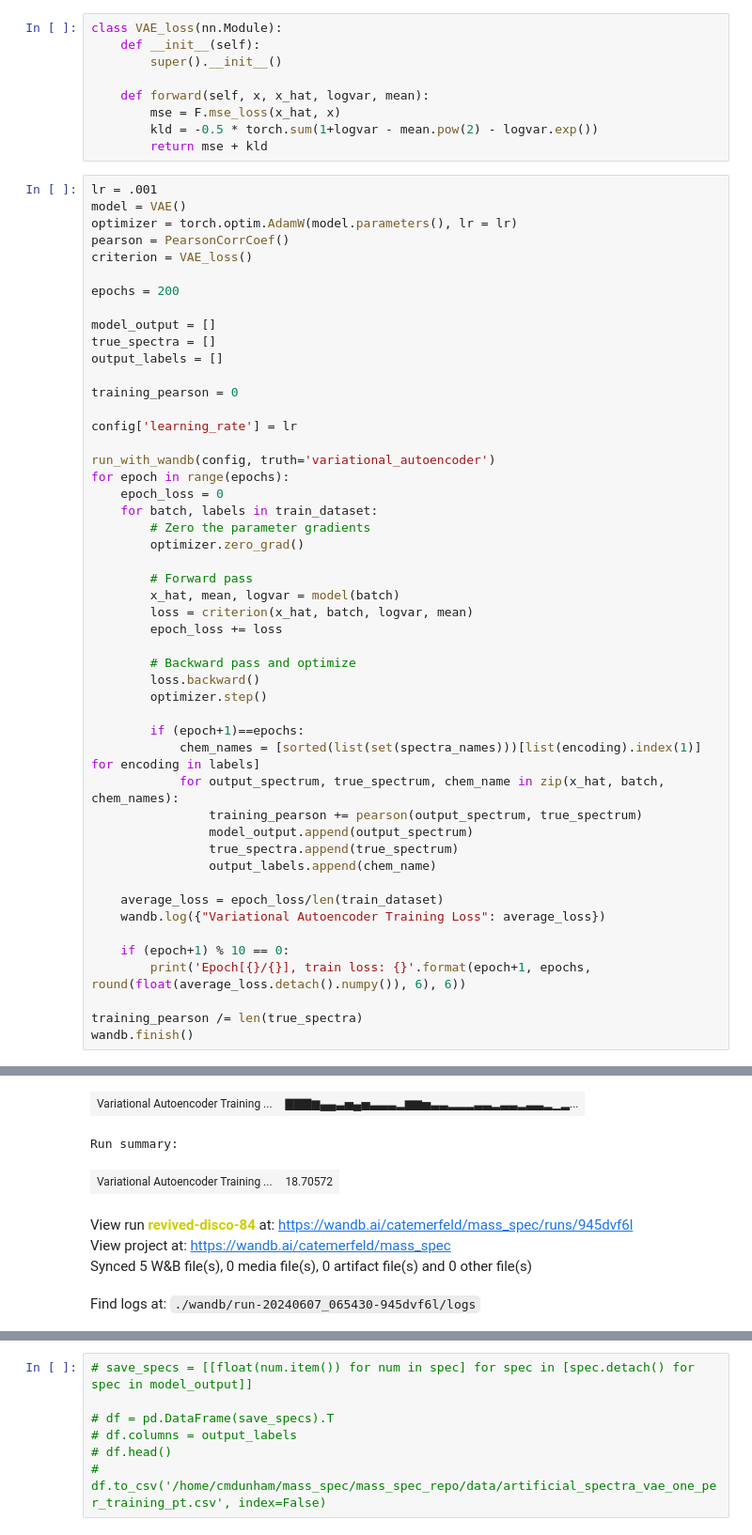
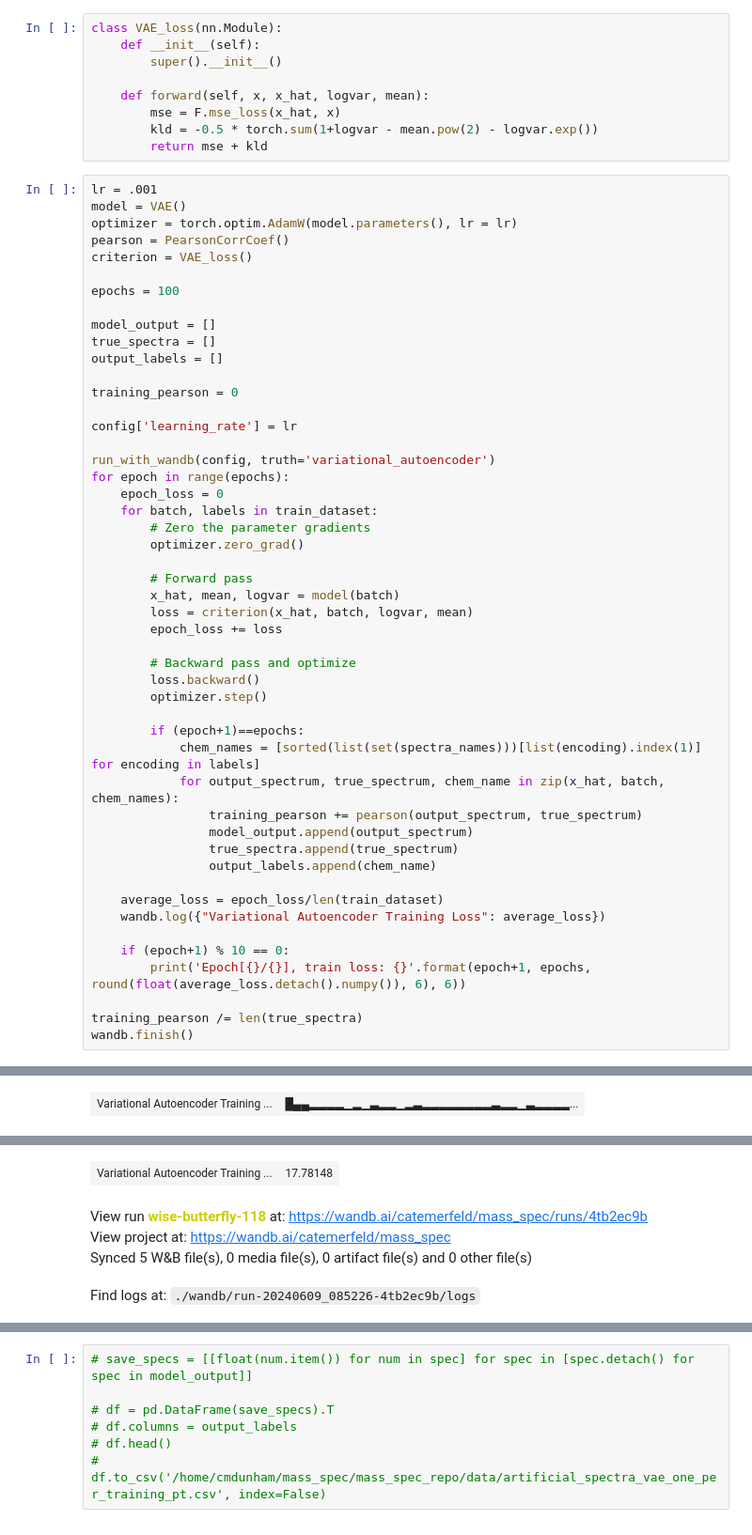
Before and after one commit to CateMerfeld/mass_spec, a Jupyter notebook: establishing_baselines/variational_autoencoder.ipynb, the cells around one changed output, grey strips where cells are left out. Shown at 94% size. Cells and saved outputs as stored; diff of their text form.

```diff
--- a/establishing_baselines/variational_autoencoder.ipynb
+++ b/establishing_baselines/variational_autoencoder.ipynb
@@ -276,7 +277,7 @@ optimizer = torch.optim.AdamW(model.parameters(), lr = lr)
 pearson = PearsonCorrCoef()
 criterion = VAE_loss()
 
-epochs = 200
+epochs = 100
 
 model_output = []
 true_spectra = []
@@ -345,0 +341 @@ Epoch[200/200], train loss: 18.705721
+| Variational Autoencoder Training ... | █▄▄▂▂▂▂▁▂▁▃▂▂▁▂▃▂▂▂▂▂▂▂▂▃▂▂▁▃▂▂▂▂... |
@@ -347,7 +343,5 @@ Run history:
-| Variational Autoencoder Training ... | ▇▇▇▆▄▄▃▅▄▅▃▃▃▂▆▆▅▃▃▂▂▂▃▃▂▃▃▂▃▃▂▁▂... |
-Run summary:
-| Variational Autoencoder Training ... | 18.70572 |
+| Variational Autoencoder Training ... | 17.78148 |
-View run revived-disco-84 at: https://wandb.ai/catemerfeld/mass_spec/runs/945dvf6l
+View run wise-butterfly-118 at: https://wandb.ai/catemerfeld/mass_spec/runs/4tb2ec9b
 View project at: https://wandb.ai/catemerfeld/mass_spec
 Synced 5 W&B file(s), 0 media file(s), 0 artifact file(s) and 0 other file(s)
-Find logs at: ./wandb/run-20240607_065430-945dvf6l/logs
+Find logs at: ./wandb/run-20240609_085226-4tb2ec9b/logs
```
Also changed, not shown: parts of 24 cells of this notebook, 44 other files.
